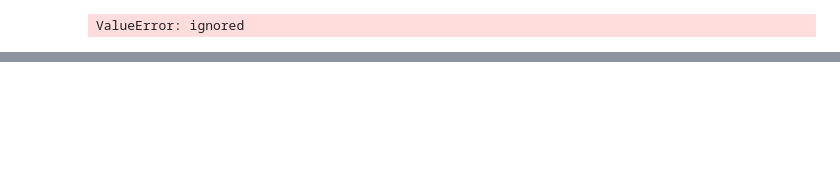
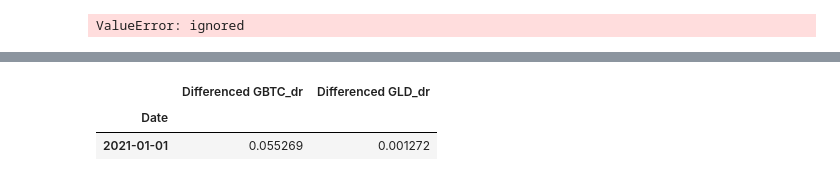
Before and after one commit to ngohienduong/WQU-Econ, a Jupyter notebook: W5.ipynb, the cells around one changed output, grey strips where cells are left out. Drawn from its saved outputs; the diff is of its cells as text; code cells hidden in the pictures; blank space fills up the shorter version.

```diff
--- a/W5.ipynb
+++ b/W5.ipynb
@@ -823,0 +840,6 @@ data_q3_q4
+# %%
+model.predict(1)
+# %% [output]
+|  | Differenced GBTC_dr | Differenced GLD_dr |
+| Date |  |  |
+| 2021-01-01 | 0.055269 | 0.001272 |
```
Also changed, not shown: parts of 8 cells of this notebook.
